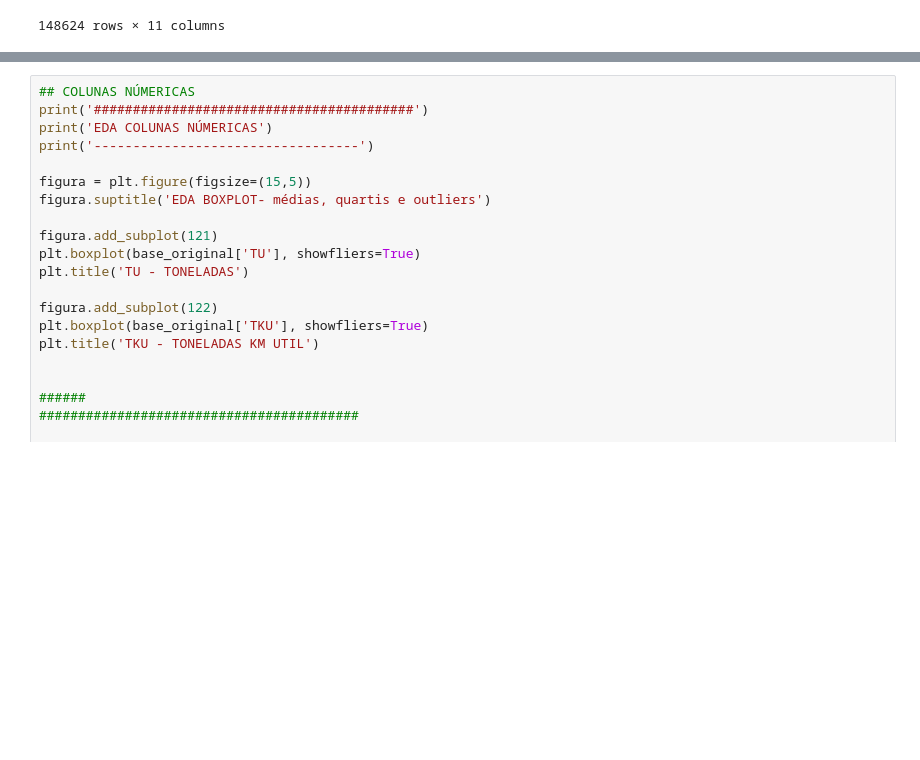
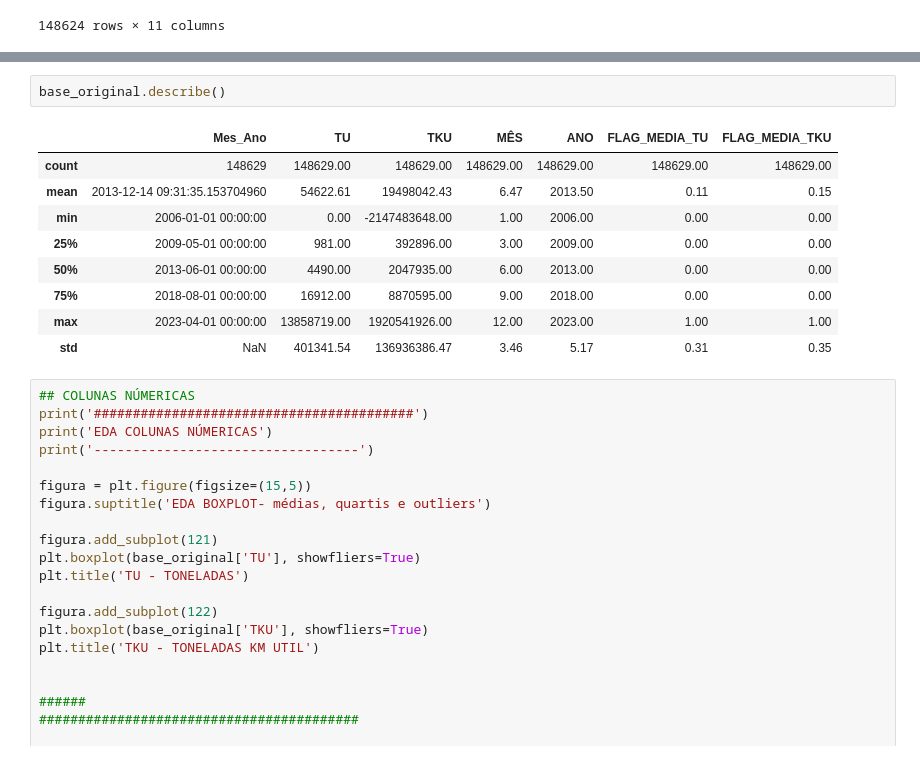
Before and after one commit to iugamil/ANTT_FERROVIAS_TONELADAS, a Jupyter notebook: 01-ANTT_FERROVIAS_RANDOMFOREST_REGRESSOR.ipynb, the cells around one changed output, grey strips where cells are left out. Drawn from its saved outputs; the diff is of its cells as text; blank space fills up the shorter version.

```diff
--- a/01-ANTT_FERROVIAS_RANDOMFOREST_REGRESSOR.ipynb
+++ b/01-ANTT_FERROVIAS_RANDOMFOREST_REGRESSOR.ipynb
@@ -123,4 +123,16 @@ Name: UF_Destino, dtype: float64
 ----------------------------------
+# %%
+base_original.describe()
+# %% [output]
+|  | Mes_Ano | TU | TKU | MÊS | ANO | FLAG_MEDIA_TU | FLAG_MEDIA_TKU |
+| count | 148629 | 148629.00 | 148629.00 | 148629.00 | 148629.00 | 148629.00 | 148629.00 |
+| mean | 2013-12-14 09:31:35.153704960 | 54622.61 | 19498042.43 | 6.47 | 2013.50 | 0.11 | 0.15 |
+| min | 2006-01-01 00:00:00 | 0.00 | -2147483648.00 | 1.00 | 2006.00 | 0.00 | 0.00 |
+| 25% | 2009-05-01 00:00:00 | 981.00 | 392896.00 | 3.00 | 2009.00 | 0.00 | 0.00 |
+| 50% | 2013-06-01 00:00:00 | 4490.00 | 2047935.00 | 6.00 | 2013.00 | 0.00 | 0.00 |
+| 75% | 2018-08-01 00:00:00 | 16912.00 | 8870595.00 | 9.00 | 2018.00 | 0.00 | 0.00 |
+| max | 2023-04-01 00:00:00 | 13858719.00 | 1920541926.00 | 12.00 | 2023.00 | 1.00 | 1.00 |
+| std | NaN | 401341.54 | 136936386.47 | 3.46 | 5.17 | 0.31 | 0.35 |
 # %%
 ## COLUNAS NÚMERICAS
 print('#########################################')
```
Also changed, not shown: parts of 10 cells of this notebook.
